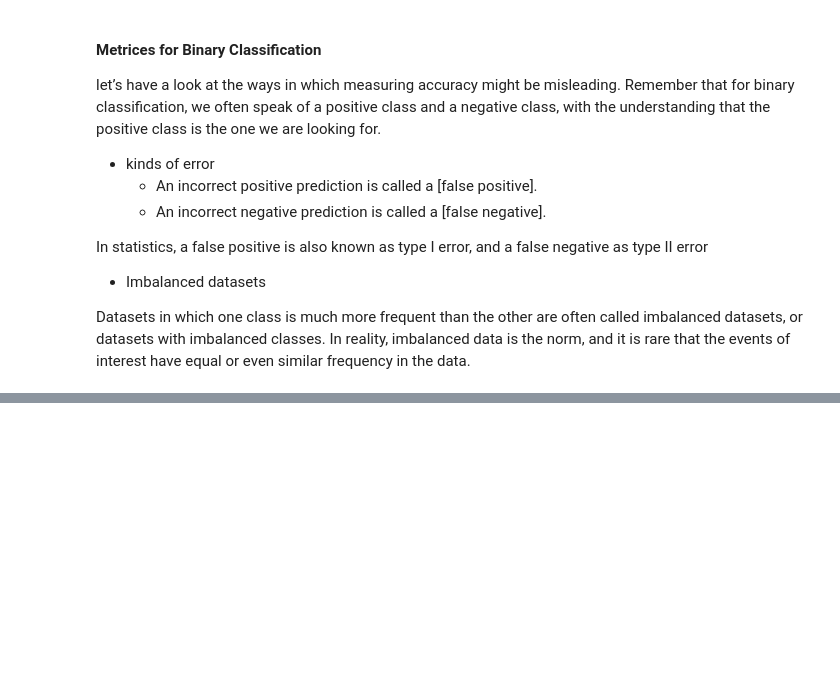
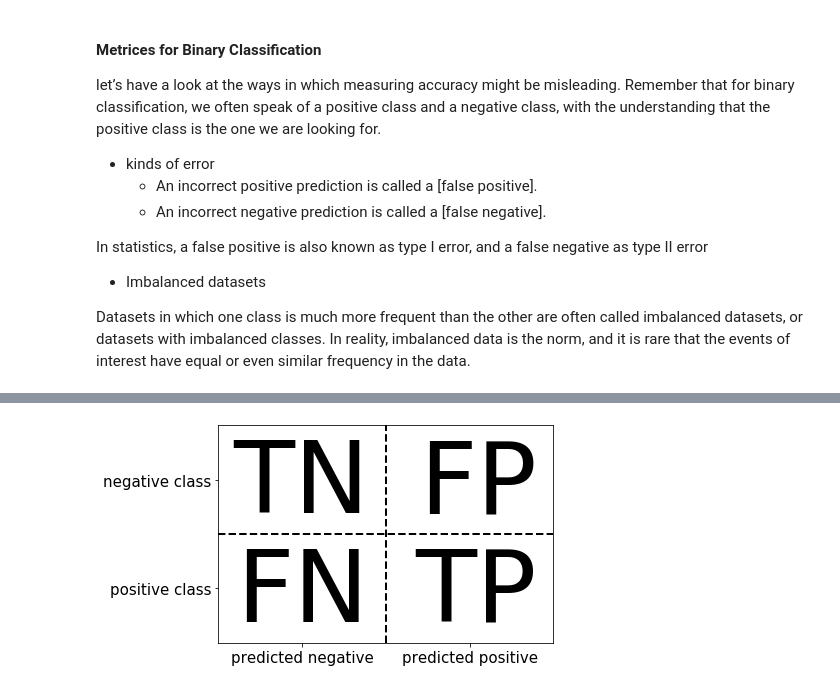
Before and after one commit to AyaElghannam/Books, a Jupyter notebook: Introduction to Machine Learning with Python - A Guide for Data Scientists 2017/Introduction to Machine Learning with Python CH5.ipynb, the cells around one changed output, grey strips where cells are left out. Cells and saved outputs as stored; diff of their text form; code cells hidden in the pictures; blank space fills up the shorter version.

```diff
--- a/Introduction to Machine Learning with Python - A Guide for Data Scientists 2017/Introduction to Machine Learning with Python CH5.ipynb
+++ b/Introduction to Machine Learning with Python - A Guide for Data Scientists 2017/Introduction to Machine Learning with Python CH5.ipynb
@@ -592,0 +662,4 @@ data.
+# %%
+mglearn.plots.plot_binary_confusion_matrix()
+# %% [output]
+[figure, added]
```
Also changed, not shown: parts of 52 cells of this notebook, 1 other file.
